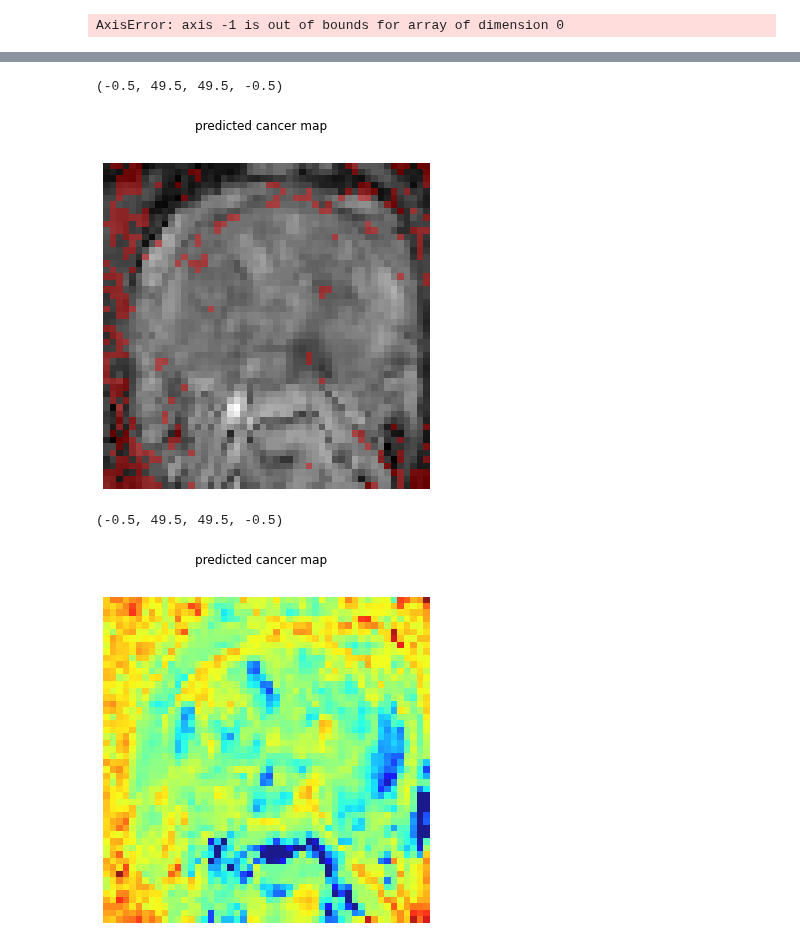
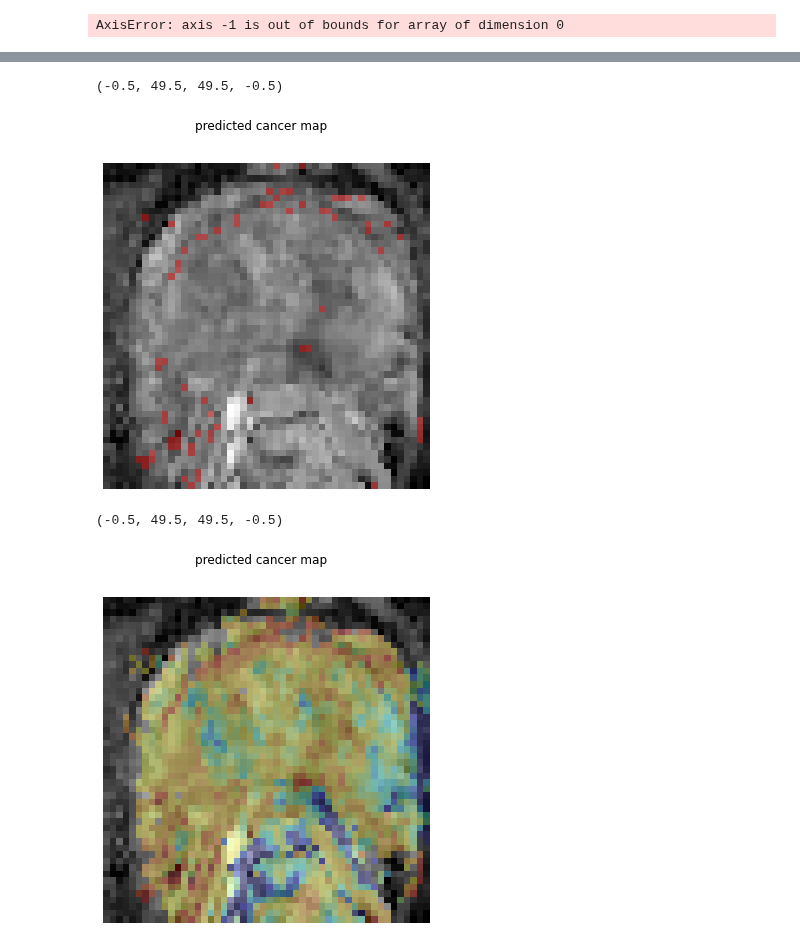
Before and after one commit to batuhan-gundogdu/prostateMRI, a Jupyter notebook: Hybrid1.0.ipynb, the cells around one changed output, grey strips where cells are left out. Cells and saved outputs as stored; diff of their text form; code cells hidden in the pictures.

```diff
--- a/Hybrid1.0.ipynb
+++ b/Hybrid1.0.ipynb
@@ -89,7 +85,7 @@ def hybrid_slice_fit(normTE, b, slicedata):
 # %%
 normTE = TE_norm
 sliceIndex = 17
-hybrid_crop = registered_hybrid[35:85,35:85, :, :, :]
-slicedata = np.squeeze(hybrid_crop[:, :, sliceIndex, :, :])
-out = hybrid_slice_fit(normTE, b_values, slicedata)
+hybrid_crop = hybrid_data[35:85,35:85, :, :, :]
+slicedata = np.squeeze(hybrid_crop[:, :, sliceIndex, :, :4])
+out = hybrid_slice_fit(normTE[:4], b_values, slicedata)
 # %%
@@ -217,0 +213,13 @@ ax[1].imshow(T2_map, cmap='gray', vmax=200)
+# %%
+import PIDS_functions as pf
+from skimage import morphology
+PIDS_1, PIDS_2, PIDS_3, PIDS_4 = pf.detect_PIDS_slice(b_values, hybrid_data[35:85, 35:85, sliceIndex, :, :])
+PIDS = PIDS_1.astype(float) + PIDS_2.astype(float)
+for i in range(0,3):
+     for j in range(0,2):
+         PIDS += PIDS_3[:,:,i, j].astype(float)
+
+PIDS = 1 - (PIDS>0).astype(float)
+PIDS = morphology.remove_small_objects(PIDS.astype(bool), min_size=50, connectivity=50)
+PIDS = morphology.remove_small_holes(PIDS, area_threshold=50, connectivity=1)
+plt.imshow(PIDS)
@@ -256,8 +267,16 @@ def CreateInputImageDict(inHybrid, inADCMap, inT2Map):
 
 
 
-    imageMap['cancer'] =    (imageMap['V_ep'] > 0.35)*(imageMap['V_lu'] <= 0.25)
-    imageMap['cancer2'] =    z = 1-np.sqrt((1-imageMap['V_ep'])**2 + 4*imageMap['V_lu']**2)
+    imageMap['cancer'] =   (imageMap['V_ep'] > 0.35)*(imageMap['V_lu'] <= 0.25)
+    imageMap['cancer2'] =   1-np.sqrt((1-imageMap['V_ep'])**2 + 4*imageMap['V_lu']**2)
+
+    for i in range(imageMap['cancer2'].shape[0]):
+      for j in range(imageMap['cancer2'].shape[1]):
+         if not PIDS[i,j]:
+             imageMap['cancer2'][i,j] = 0#1-np.sqrt(1 + 4)
+
+
+
 
 
     return imageMap
@@ -267,7 +286,7 @@ hybrid_dict = CreateInputImageDict(out, adc_map, T2_map)
 from skimage import morphology
 from skimage import segmentation
 b0_th = 0#5000
-data_th = 3#1000
+data_th = 1000
 signal = np.squeeze(hybrid_crop[:,:, 8, 3, 0])
 b0 = np.squeeze(hybrid_crop[:,:, 8, 0, 0])
 mask = b0 > b0_th
@@ -278,7 +297,7 @@ b0_segmented = mask*b0
 fig, ax = plt.subplots(1, figsize=(6,6))
 fig.suptitle('predicted cancer map')
 ax.imshow(adc_map, cmap='gray')
-cancer_map = np.multiply(hybrid_dict['cancer'].astype(float), mask.astype(float))
+cancer_map = np.multiply(hybrid_dict['cancer'].astype(float), PIDS.astype(float))
 cancer_map = np.multiply(cancer_map, mask2.astype(float))
 #cancer_map = morphology.remove_small_objects(cancer_map.astype(bool), min_size=5, connectivity=1)
 cancer_map = cancer_map.astype(float)
@@ -287,29 +306,28 @@ ax.imshow(cancer_map, cmap='autumn',alpha = 0.4)
 ax.axis('off')
 # %% [output]
 (-0.5, 49.5, 49.5, -0.5)
-[figure, old version]
+[figure, new version]
 # %%
 from skimage import morphology
 from skimage import segmentation
 b0_th = 5500
 data_th = 1000
 signal = np.squeeze(hybrid_crop[:,:, 8, 3, 0])
 b0 = np.squeeze(hybrid_crop[:,:, 8, 0, 0])
 mask = b0 > b0_th
 mask2 = signal > data_th
 data_segmented = mask2*signal
 b0_segmented = mask*b0
 #mask = mask*mask2
 fig, ax = plt.subplots(1, figsize=(6,6))
 fig.suptitle('predicted cancer map')
-#ax.imshow(adc_map, cmap='gray')
+ax.imshow(adc_map, cmap='gray')
 
 cancer_map = hybrid_dict['cancer2'].astype(float)
-#cancer_map = morphology.remove_small_objects(cancer_map.astype(bool), min_size=5, connectivity=1)
 cancer_map = cancer_map.astype(float)
 cancer_map[cancer_map==0] = np.nan
-ax.imshow(cancer_map, cmap='jet',alpha = 0.9)
+ax.imshow(cancer_map, cmap='jet',alpha = 0.3)
 ax.axis('off')
 # %% [output]
 (-0.5, 49.5, 49.5, -0.5)
-[figure, old version]
+[figure, new version]
```
Also changed, not shown: parts of 4 cells of this notebook, 2 other files.
